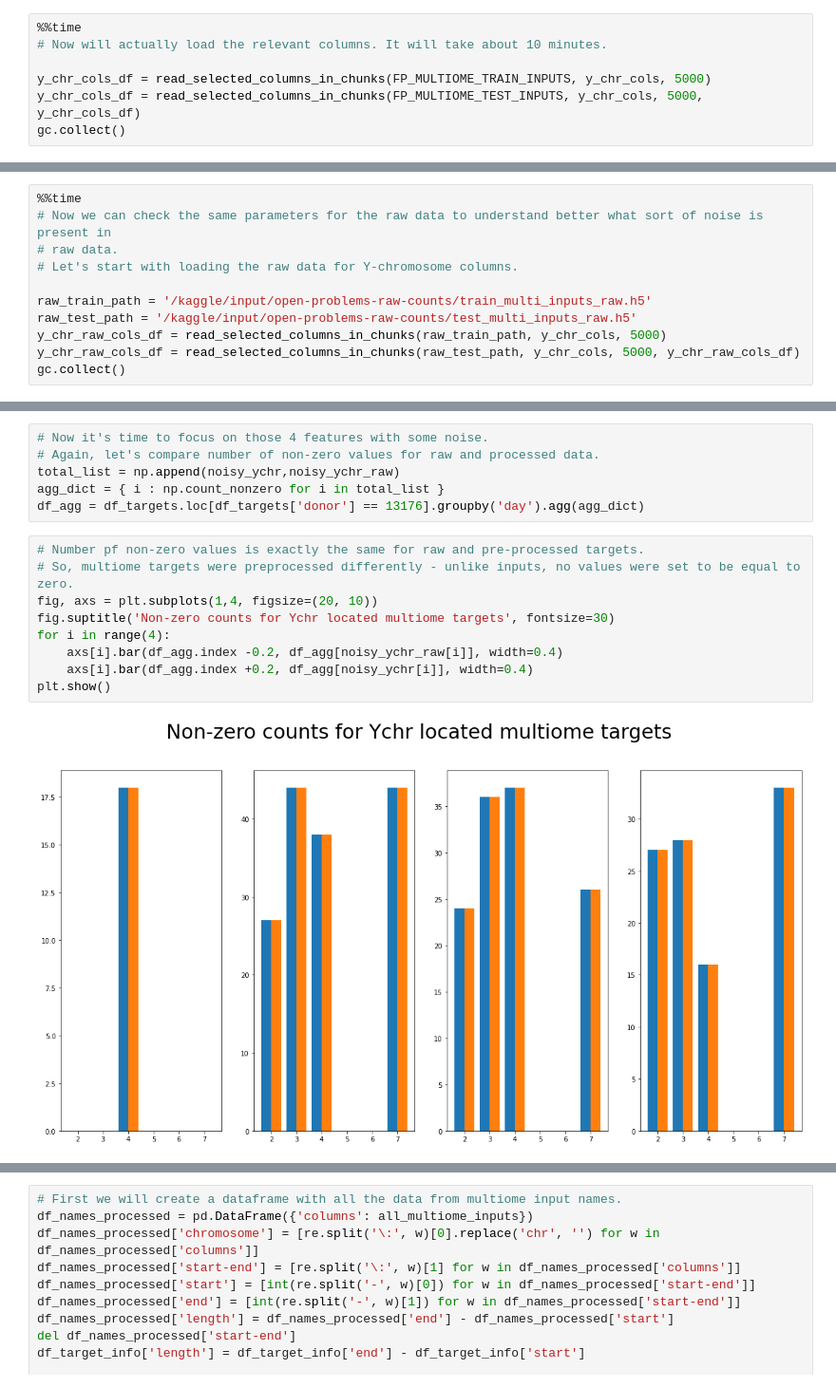
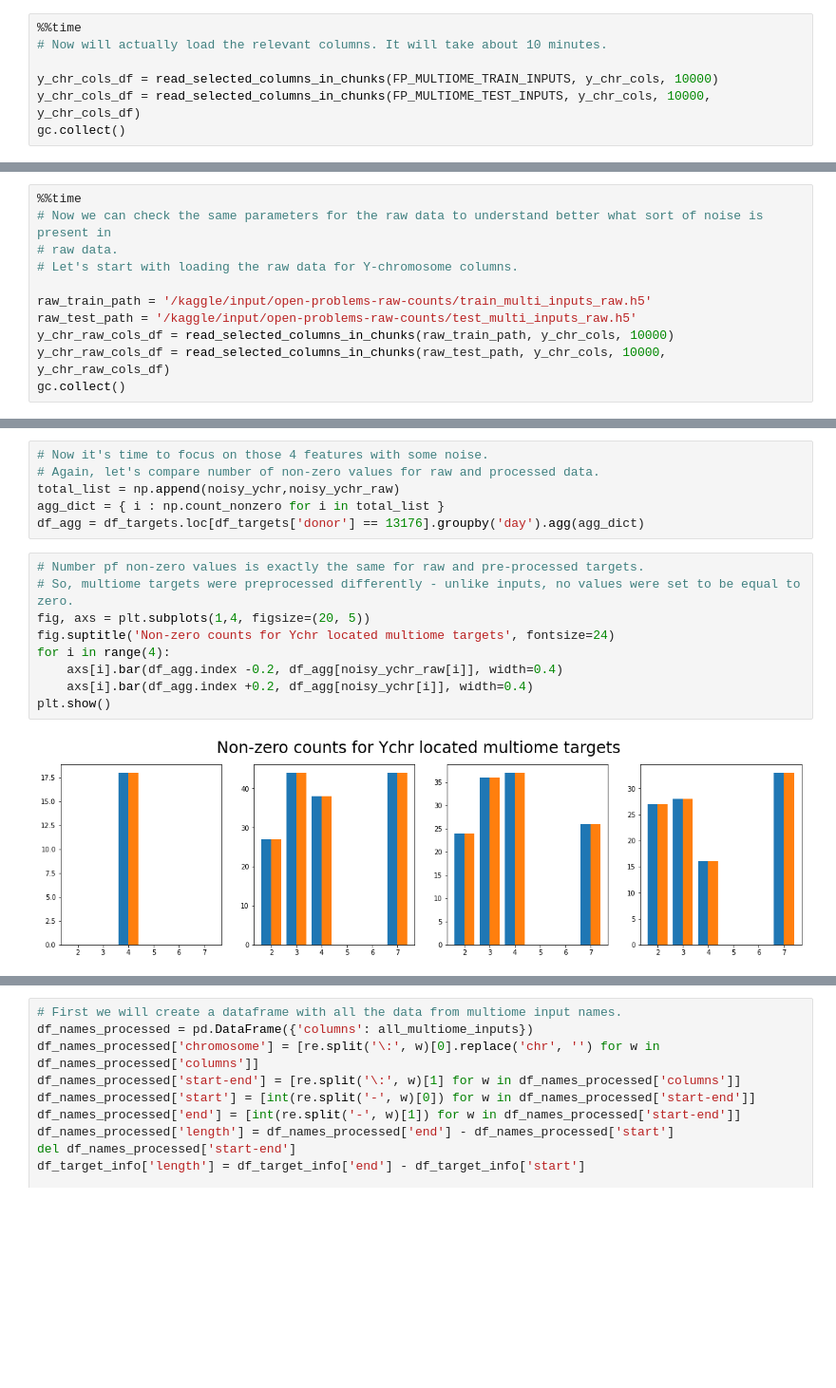
Before and after one commit to Fedorov-Artem/kaggle-single-cell, a Jupyter notebook: eda-notebook.ipynb, the cells around one changed output, grey strips where cells are left out. Shown: that part at 95% size. Drawn from its saved outputs; the diff is of its cells as text; blank space fills up the shorter version.

```diff
--- a/eda-notebook.ipynb
+++ b/eda-notebook.ipynb
@@ -96,8 +98,8 @@ def read_selected_columns_in_chunks(link, relevant_columns, chunk_size, initial_
 %%time
 # Now will actually load the relevant columns. It will take about 10 minutes.
 
-y_chr_cols_df = read_selected_columns_in_chunks(FP_MULTIOME_TRAIN_INPUTS, y_chr_cols, 5000)
-y_chr_cols_df = read_selected_columns_in_chunks(FP_MULTIOME_TEST_INPUTS, y_chr_cols, 5000, y_chr_cols_df)
+y_chr_cols_df = read_selected_columns_in_chunks(FP_MULTIOME_TRAIN_INPUTS, y_chr_cols, 10000)
+y_chr_cols_df = read_selected_columns_in_chunks(FP_MULTIOME_TEST_INPUTS, y_chr_cols, 10000, y_chr_cols_df)
 gc.collect()
 # %% [output]
 0
@@ -219,8 +218,8 @@ visualize_columns(df_agg, 3, 7, noisy_ychr, title)
 
 raw_train_path = '/kaggle/input/open-problems-raw-counts/train_multi_inputs_raw.h5'
 raw_test_path = '/kaggle/input/open-problems-raw-counts/test_multi_inputs_raw.h5'
-y_chr_raw_cols_df = read_selected_columns_in_chunks(raw_train_path, y_chr_cols, 5000)
-y_chr_raw_cols_df = read_selected_columns_in_chunks(raw_test_path, y_chr_cols, 5000, y_chr_raw_cols_df)
+y_chr_raw_cols_df = read_selected_columns_in_chunks(raw_train_path, y_chr_cols, 10000)
+y_chr_raw_cols_df = read_selected_columns_in_chunks(raw_test_path, y_chr_cols, 10000, y_chr_raw_cols_df)
 gc.collect()
 # %% [output]
 0
@@ -427,14 +426,14 @@ df_agg = df_targets.loc[df_targets['donor'] == 13176].groupby('day').agg(agg_dic
 # %%
 # Number pf non-zero values is exactly the same for raw and pre-processed targets.
 # So, multiome targets were preprocessed differently - unlike inputs, no values were set to be equal to zero.
-fig, axs = plt.subplots(1,4, figsize=(20, 10))
-fig.suptitle('Non-zero counts for Ychr located multiome targets', fontsize=30)
+fig, axs = plt.subplots(1,4, figsize=(20, 5))
+fig.suptitle('Non-zero counts for Ychr located multiome targets', fontsize=24)
 for i in range(4):
     axs[i].bar(df_agg.index -0.2, df_agg[noisy_ychr_raw[i]], width=0.4)
     axs[i].bar(df_agg.index +0.2, df_agg[noisy_ychr[i]], width=0.4)
 plt.show()
 # %% [output]
-[figure, old version]
+[figure, new version]
 # %%
 # We have one more check left. Let's see the average values per donor for that noisy targets.
 # We can see, there is little noise in two out of four noisy columns, while the other two columns have almost
```
Also changed, not shown: parts of 29 cells of this notebook.
